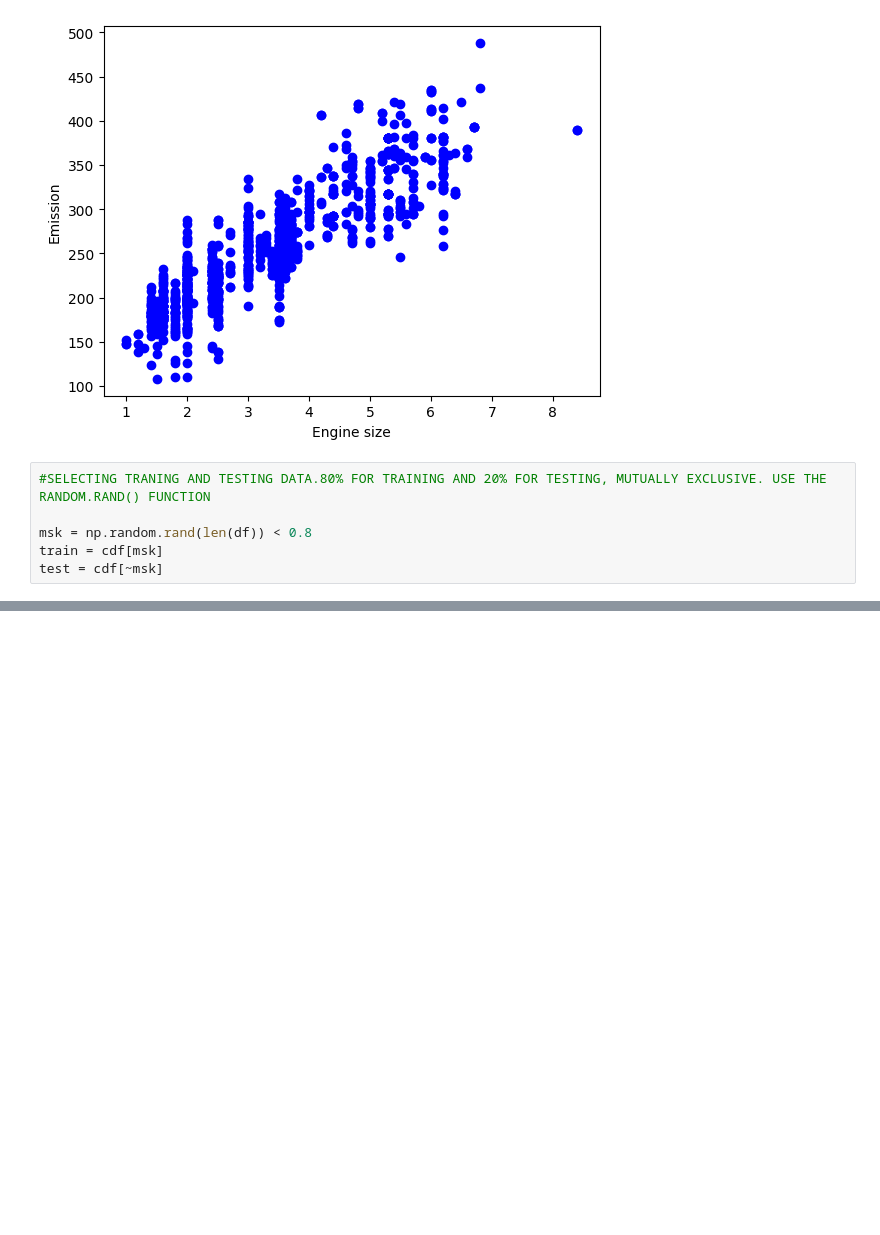
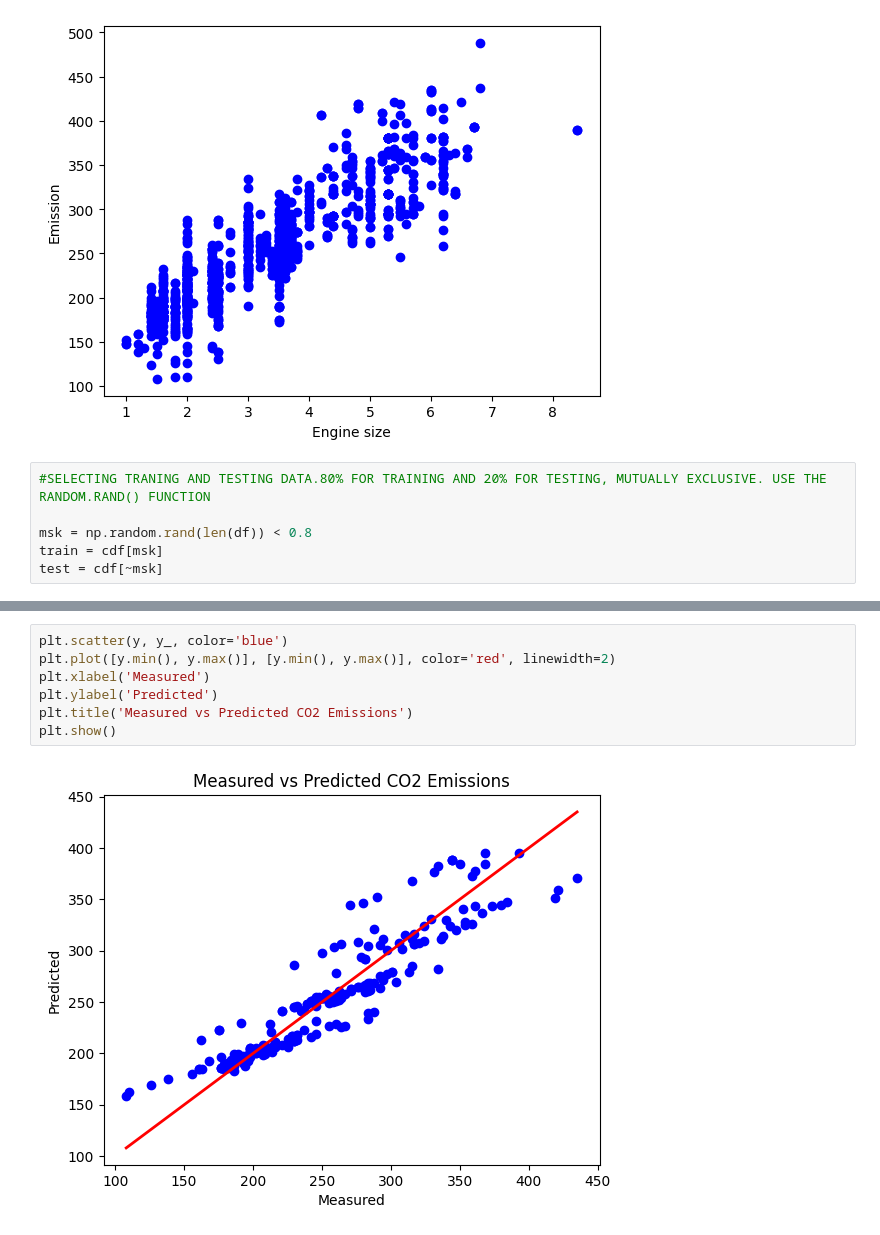
Before and after one commit to ddkryptonite/Automobil-Fuel-Consumption-C02-Emissions-MultipleLinearRegression-, a Jupyter notebook: Multiple Linear Regression.ipynb, the cells around one changed output, grey strips where cells are left out. Saved outputs shown, nothing was run; the diff lists cells and outputs as text; blank space fills up the shorter version.

Commit message:
Updating python code for visualization

```diff
--- a/Multiple Linear Regression.ipynb
+++ b/Multiple Linear Regression.ipynb
@@ -106,0 +107,9 @@ Variance score: 0.89
+# %%
+plt.scatter(y, y_, color='blue')
+plt.plot([y.min(), y.max()], [y.min(), y.max()], color='red', linewidth=2)
+plt.xlabel('Measured')
+plt.ylabel('Predicted')
+plt.title('Measured vs Predicted CO2 Emissions')
+plt.show()
+# %% [output]
+[figure, added]
```
Also changed, not shown: parts of 4 cells of this notebook, 1 other file.
